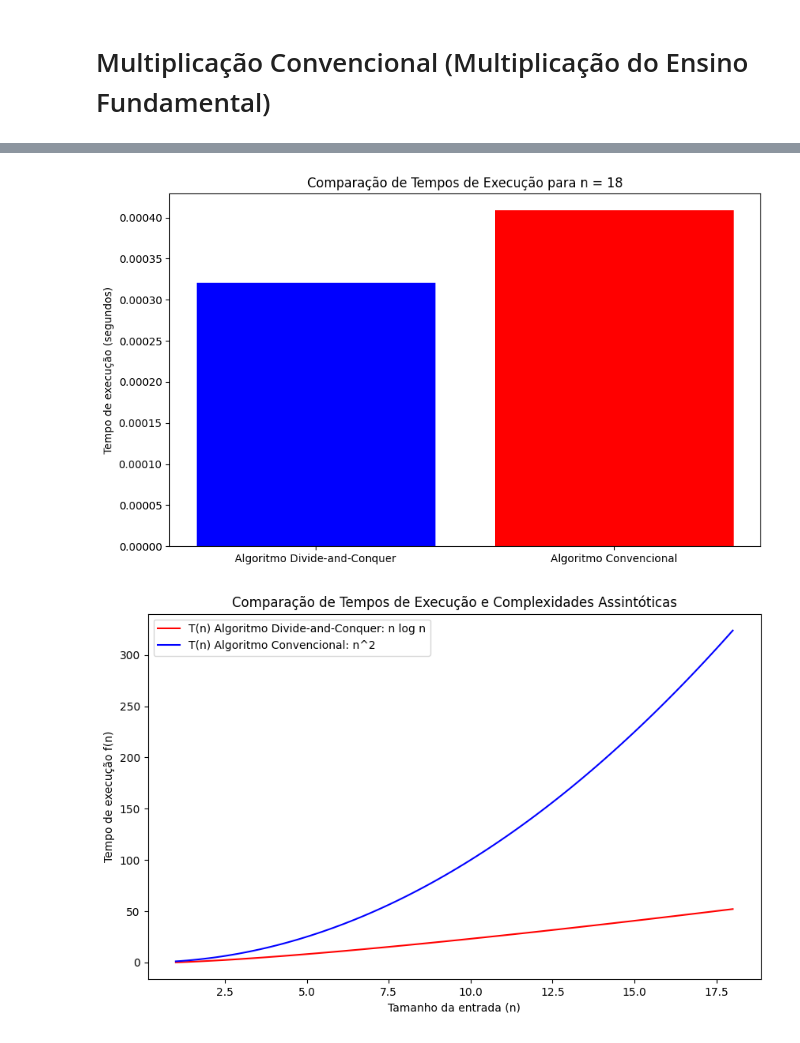
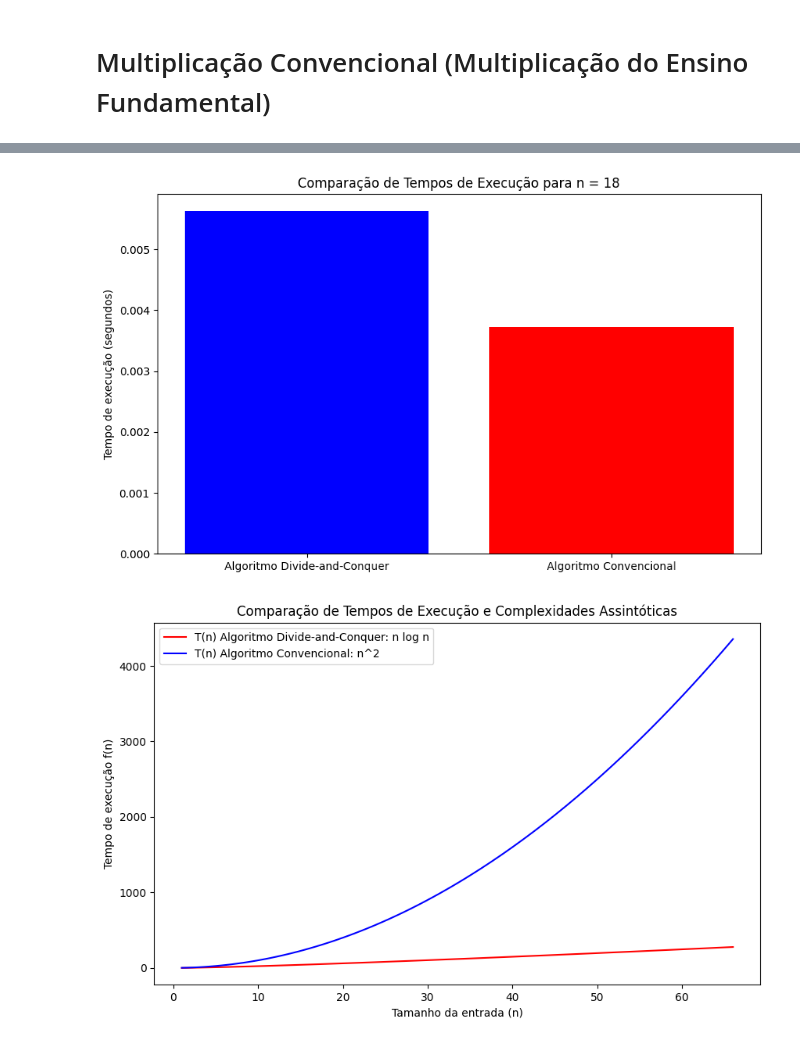
Before and after one commit to timotio/Multiplica-o-de-Inteiro, a Jupyter notebook: Multiplicação_de_Inteiro.ipynb, the cells around one changed output, grey strips where cells are left out. Saved outputs shown, nothing was run; the diff lists cells and outputs as text; code cells hidden in the pictures.

```diff
--- a/Multiplicação_de_Inteiro.ipynb
+++ b/Multiplicação_de_Inteiro.ipynb
@@ -146,14 +200,20 @@ def multiplicar_inteiros(numX, numY):
     return numZ
 
 # Exemplo de uso
-numX = 123456789987654321
-numY = 987654321123456789
+# numX = 123456789987654321
+# numY = 987654321123456789
+
+numX = 123456789987654321160569721509129580341323558635399162997551311726397035
+numY = 987654321123456789313612736158231433727669971689864652857670575623321754
+
+# numX = 123456789987654321160569721509129580341323558635399162997551311726397035123456789987654321160569721509129580341323558635399162997551311726397035
+# numY = 123456789987654321160569721509129580341323558635399162997551311726397035987654321123456789313612736158231433727669971689864652857670575623321754
 
 # Medindo o tempo de execução
-start_time = time.time()
+start_timeC = time.time()
 resultado_convencional = multiplicar_inteiros(numX, numY)
-end_time = time.time()
-tempo_convencional = end_time - start_time
+end_timeC = time.time()
+tempo_convencional = end_timeC - start_timeC
 
 # Imprimindo o resultado e o tempo de execução
 # print(f"Resultado: {numX} * {numY} = {numR}")
@@ -181,7 +275,7 @@ plt.title('Comparação de Tempos de Execução para n = 18')
 plt.ylabel('Tempo de execução (segundos)')
 plt.show()
 # %% [output]
-[figure, old version]
+[figure, new version]
 # %%
 import numpy as np
 import matplotlib.pyplot as plt
@@ -192,34 +286,34 @@ def t_convencional(n):
 
 def t_divide_and_conquer(n):
     return n * np.log(n)
 
 # Tamanho da entrada (n = 18)
-n = 18
+n = 66
 
 # Tempos de execução medidos
 #tempo_convencional = 0.00000000  # Substitua pelo tempo real obtido
 #tempo_divide_and_conquer = 0.00066423  # Substitua pelo tempo real obtido
 
 # Valores de n para o gráfico
 n_values = np.linspace(1, n, 100)
 
 # Calcula os tempos de execução baseados nas funções de complexidade
 tempo_t_convencional = t_convencional(n_values)
 tempo_t_divide_and_conquer = t_divide_and_conquer(n_values)
 
 # Plotagem do gráfico
 plt.figure(figsize=(10, 6))
 plt.plot(n_values, tempo_t_divide_and_conquer, label='T(n) Algoritmo Divide-and-Conquer: n log n', color='red')
 plt.plot(n_values, tempo_t_convencional, label='T(n) Algoritmo Convencional: n^2', color='blue')
-# plt.scatter([n], [tempo_divide_and_conquer], color='red', zorder=5)
-# plt.scatter([n], [tempo_convencional], color='blue', zorder=5)
+plt.scatter([n], [tempo_divide_and_conquer], color='red', zorder=5)
+plt.scatter([n], [tempo_convencional], color='blue', zorder=5)
 
 plt.title('Comparação de Tempos de Execução e Complexidades Assintóticas')
 plt.xlabel('Tamanho da entrada (n)')
 plt.ylabel('Tempo de execução f(n)')
 #plt.grid(True)
 plt.legend()
 
 plt.show()
 # %% [output]
-[figure, old version]
+[figure, new version]
```
Also changed, not shown: parts of 8 cells of this notebook.
